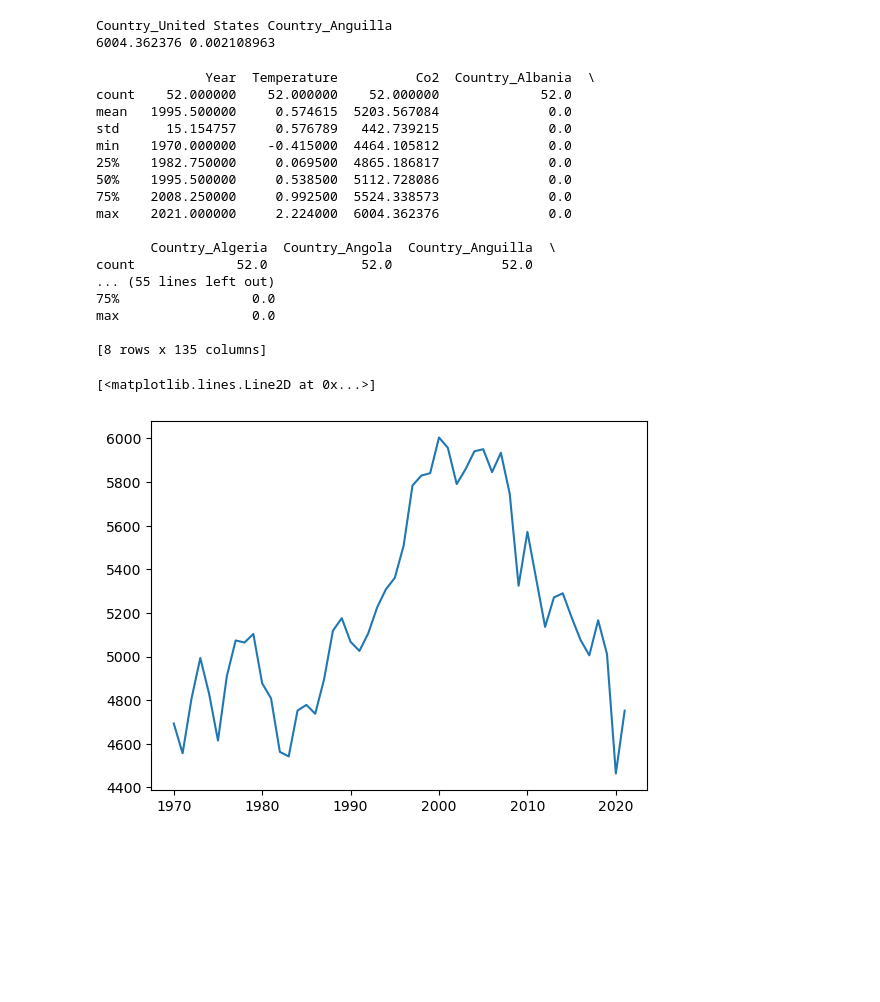
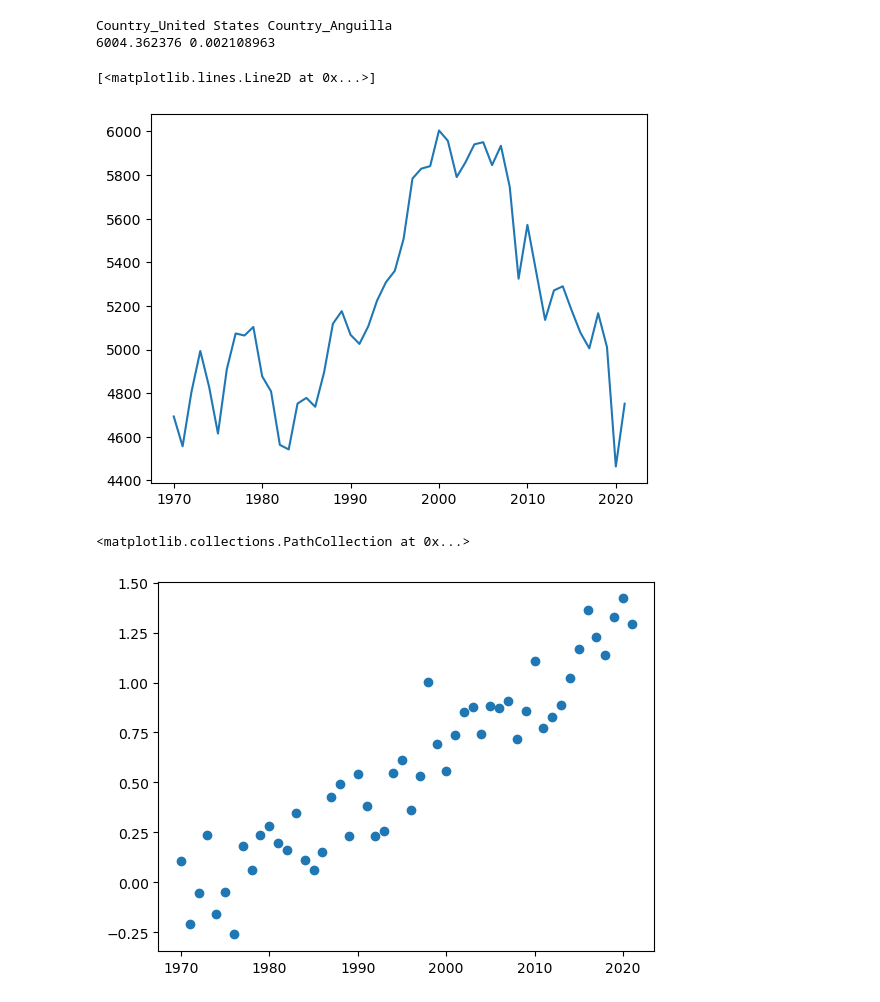
Before and after one commit to Elle0-0/Epic_3, a Jupyter notebook: models/arimax.ipynb, the cells around one changed output. Drawn from its saved outputs; the diff is of its cells as text; code cells hidden in the pictures; blank space fills up the shorter version.

```diff
--- a/models/arimax.ipynb
+++ b/models/arimax.ipynb
@@ -128,24 +184,15 @@ Country_United States Country_Anguilla
 # %%
 data = pd.read_csv('../datasets/one_hot_encoded/combined-data.csv').query("`Country_United States` == 1").dropna()
 
-plt.plot(data.Year[1:], data.Co2)
+plt.plot(data.Year, data.Co2)
 # %% [output]
-              Year  Temperature          Co2  Country_Albania  \
-count    52.000000    52.000000    52.000000             52.0
-mean   1995.500000     0.574615  5203.567084              0.0
-std      15.154757     0.576789   442.739215              0.0
-min    1970.000000    -0.415000  4464.105812              0.0
-25%    1982.750000     0.069500  4865.186817              0.0
-50%    1995.500000     0.538500  5112.728086              0.0
-75%    2008.250000     0.992500  5524.338573              0.0
-max    2021.000000     2.224000  6004.362376              0.0
-
-       Country_Algeria  Country_Angola  Country_Anguilla  \
-count             52.0            52.0              52.0
-... (55 lines left out)
-75%                 0.0
-max                 0.0
-
-[8 rows x 135 columns]
+[<matplotlib.lines.Line2D at 0x...>]
-[<matplotlib.lines.Line2D at 0x...>]
 [figure]
+# %%
+data = pd.read_csv('../datasets/one_hot_encoded/combined-data.csv').groupby("Year", as_index=False).mean()
+
+
+plt.scatter(data.Year, data.Temperature)
+# %% [output]
+<matplotlib.collections.PathCollection at 0x...>
+[figure, added]
```
Also changed, not shown: parts of 8 cells of this notebook, 8 other files.
